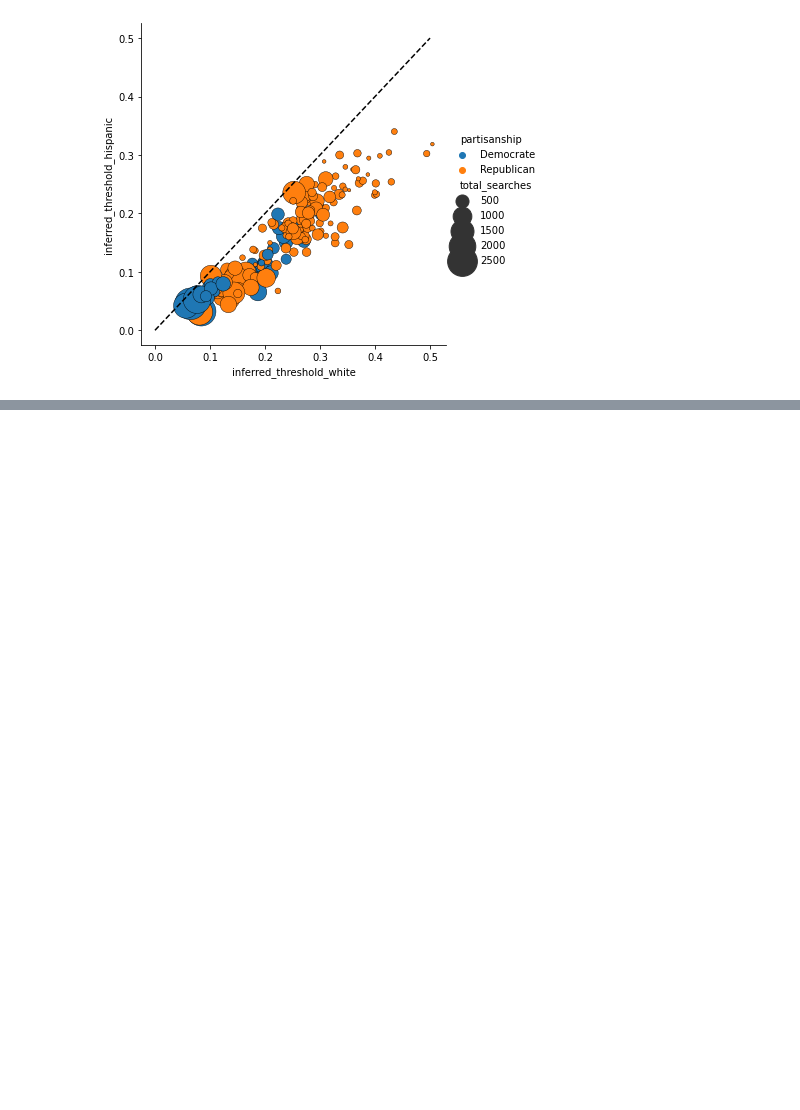
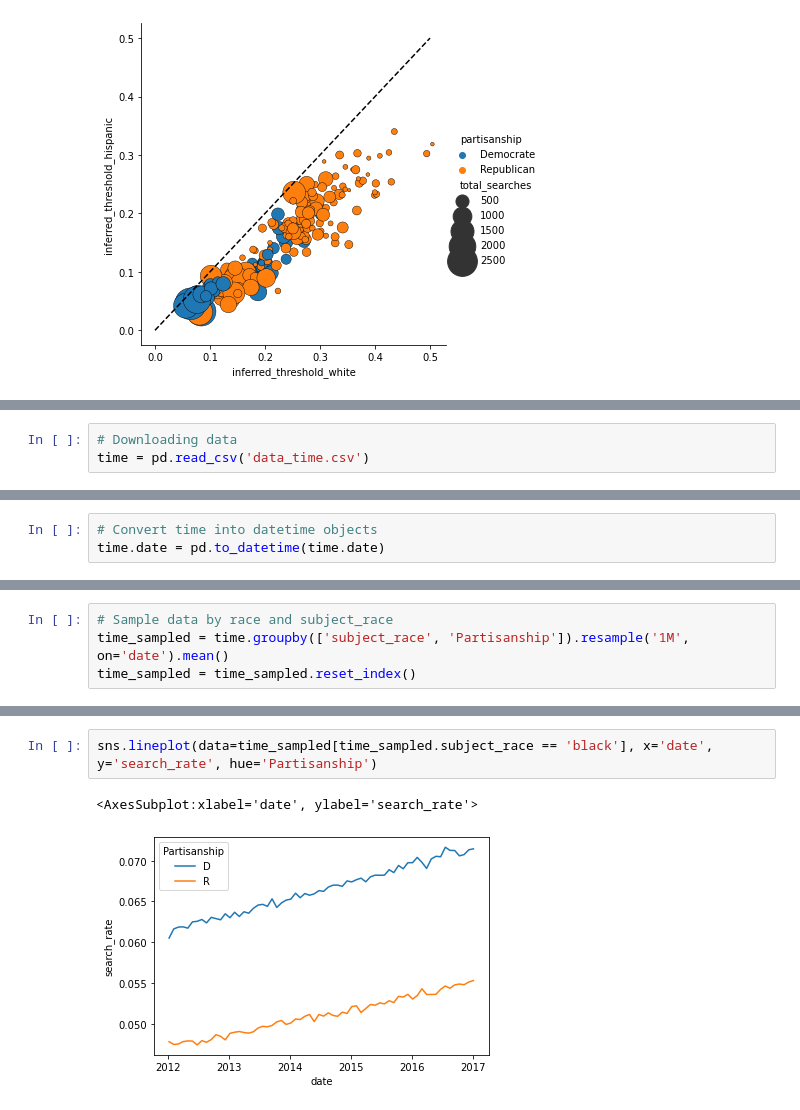
Before and after one commit to epfl-ada/ada-2020-project-milestone-p3-p3_fraises-tagada, a Jupyter notebook: Nino.ipynb, the cells around one changed output, grey strips where cells are left out. Cells and saved outputs as stored; diff of their text form; blank space fills up the shorter version.

Commit message:
bias over time

```diff
--- a/Nino.ipynb
+++ b/Nino.ipynb
@@ -198,0 +202,3 @@ plt.plot(identity5, identity5, linestyle='--', color='k')
+# %%
+# Downloading data
+time = pd.read_csv('data_time.csv')
@@ -198,0 +209,3 @@ plt.plot(identity5, identity5, linestyle='--', color='k')
+# %%
+# Convert time into datetime objects
+time.date = pd.to_datetime(time.date)
@@ -198,0 +216,4 @@ plt.plot(identity5, identity5, linestyle='--', color='k')
+# %%
+# Sample data by race and subject_race
+time_sampled = time.groupby(['subject_race', 'Partisanship']).resample('1M', on='date').mean()
+time_sampled = time_sampled.reset_index()
@@ -198,0 +236,5 @@ plt.plot(identity5, identity5, linestyle='--', color='k')
+# %%
+sns.lineplot(data=time_sampled[time_sampled.subject_race == 'black'], x='date', y='search_rate', hue='Partisanship')
+# %% [output]
+<AxesSubplot:xlabel='date', ylabel='search_rate'>
+[figure, added]
```
Also changed, not shown: parts of 10 cells of this notebook.
